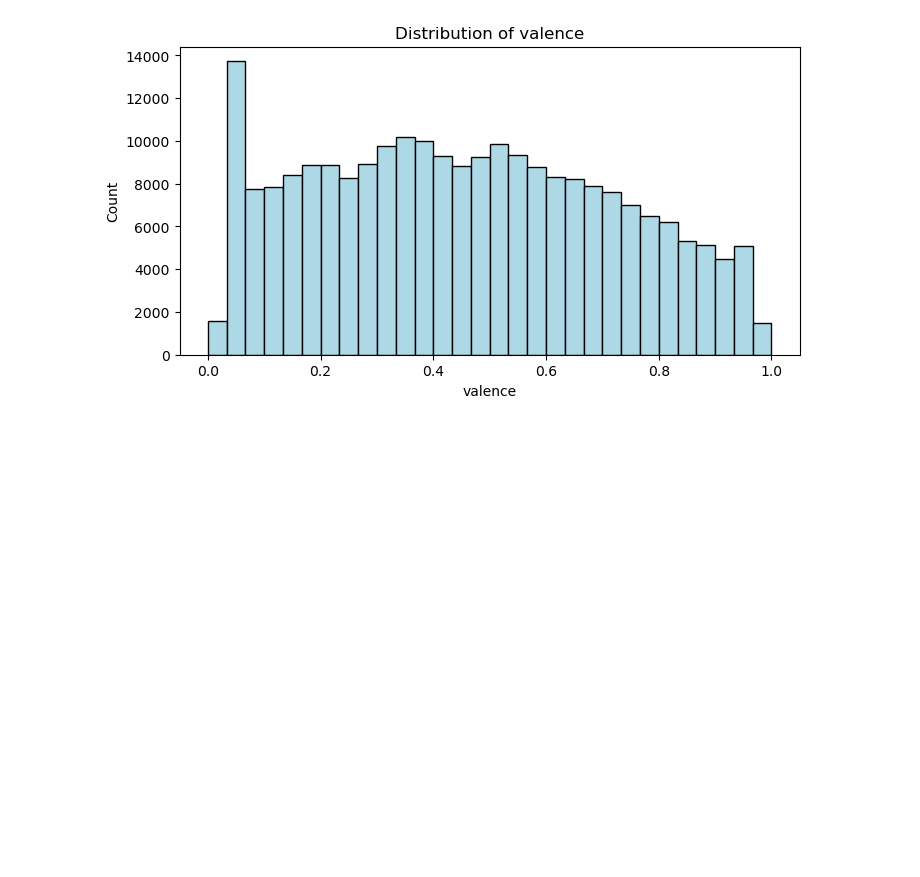
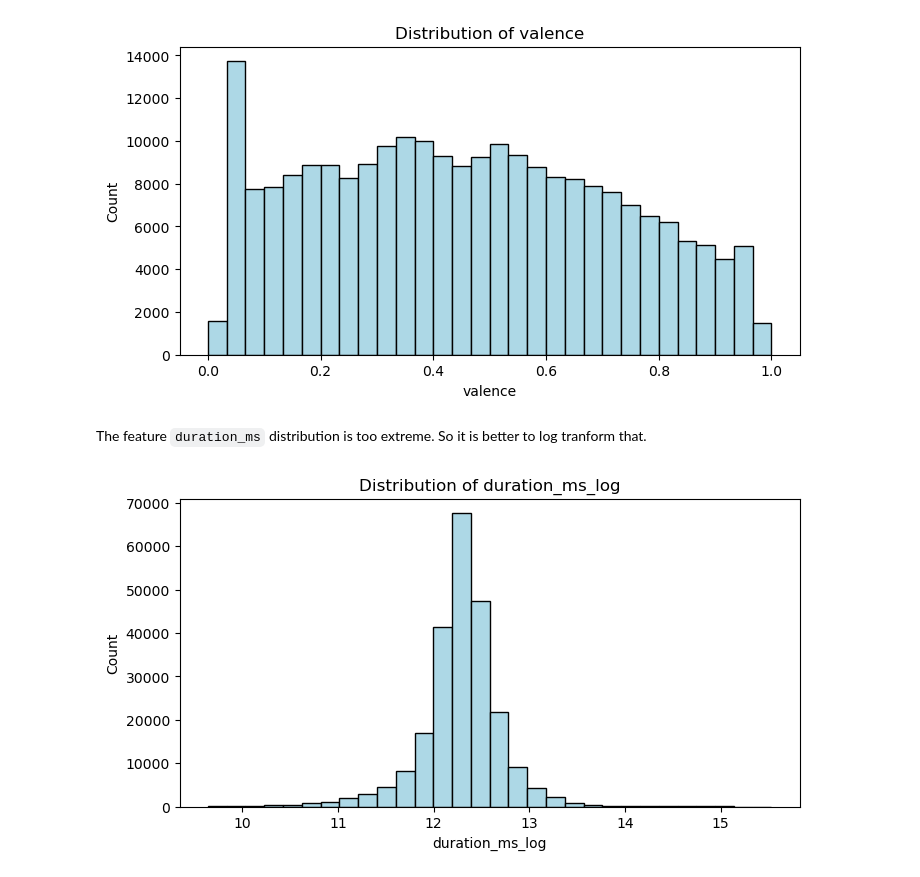
Before and after one commit to jeelfaldu7/predicting_spotify_song_popularity, a Jupyter notebook: notebook.ipynb, the cells around one changed output. Saved outputs shown, nothing was run; the diff lists cells and outputs as text; code cells hidden in the pictures; blank space fills up the shorter version.

```diff
--- a/notebook.ipynb
+++ b/notebook.ipynb
@@ -143,3 +143,21 @@ for one_col in numeric_cols:
 [figure]
 [figure]
 [figure]
+# %% [markdown]
+The feature `duration_ms` distribution is too extreme. So it is better to log tranform that.
+# %%
+# log transform
+data['duration_ms_log'] = np.log1p(data['duration_ms'])
+
+# drop original column
+data = data.drop(columns=['duration_ms'])
+# %%
+# Distribution after log transformation
+plt.figure(figsize=(8, 4))
+plt.hist(data['duration_ms_log'], bins=30, color='lightblue', edgecolor='black')
+plt.title('Distribution of duration_ms_log')
+plt.xlabel('duration_ms_log')
+plt.ylabel('Count')
+plt.show()
+# %% [output]
+[figure, added]
```
Also changed, not shown: parts of 15 cells of this notebook.
